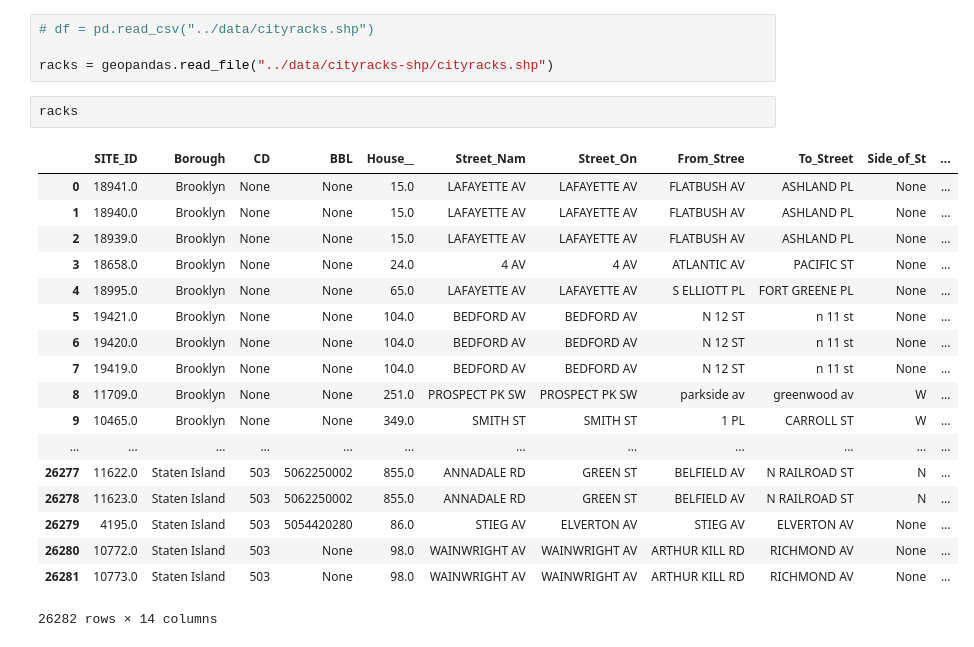
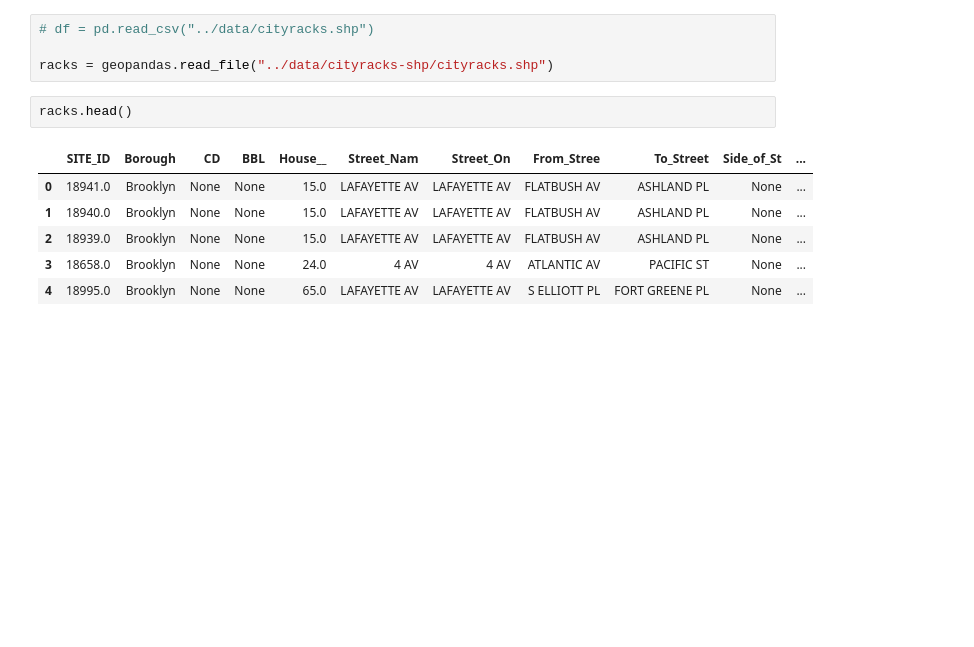
Before and after one commit to capablemonkey/locksmart, a Jupyter notebook: notebooks/bike rack locations.ipynb, the cells around one changed output. Drawn from its saved outputs; the diff is of its cells as text; blank space fills up the shorter version.

```diff
--- a/notebooks/bike rack locations.ipynb
+++ b/notebooks/bike rack locations.ipynb
@@ -14,23 +16,11 @@ import geopandas
 
 racks = geopandas.read_file("../data/cityracks-shp/cityracks.shp")
 # %%
-racks
+racks.head()
 # %% [output]
 |  | SITE_ID | Borough | CD | BBL | House__ | Street_Nam | Street_On | From_Stree | To_Street | Side_of_St | ... |
 | 0 | 18941.0 | Brooklyn | None | None | 15.0 | LAFAYETTE AV | LAFAYETTE AV | FLATBUSH AV | ASHLAND PL | None | ... |
 | 1 | 18940.0 | Brooklyn | None | None | 15.0 | LAFAYETTE AV | LAFAYETTE AV | FLATBUSH AV | ASHLAND PL | None | ... |
 | 2 | 18939.0 | Brooklyn | None | None | 15.0 | LAFAYETTE AV | LAFAYETTE AV | FLATBUSH AV | ASHLAND PL | None | ... |
 | 3 | 18658.0 | Brooklyn | None | None | 24.0 | 4 AV | 4 AV | ATLANTIC AV | PACIFIC ST | None | ... |
 | 4 | 18995.0 | Brooklyn | None | None | 65.0 | LAFAYETTE AV | LAFAYETTE AV | S ELLIOTT PL | FORT GREENE PL | None | ... |
-| 5 | 19421.0 | Brooklyn | None | None | 104.0 | BEDFORD AV | BEDFORD AV | N 12 ST | n 11 st | None | ... |
-| 6 | 19420.0 | Brooklyn | None | None | 104.0 | BEDFORD AV | BEDFORD AV | N 12 ST | n 11 st | None | ... |
-| 7 | 19419.0 | Brooklyn | None | None | 104.0 | BEDFORD AV | BEDFORD AV | N 12 ST | n 11 st | None | ... |
-| 8 | 11709.0 | Brooklyn | None | None | 251.0 | PROSPECT PK SW | PROSPECT PK SW | parkside av | greenwood av | W | ... |
-| 9 | 10465.0 | Brooklyn | None | None | 349.0 | SMITH ST | SMITH ST | 1 PL | CARROLL ST | W | ... |
-| ... | ... | ... | ... | ... | ... | ... | ... | ... | ... | ... | ... |
-| 26277 | 11622.0 | Staten Island | 503 | 5062250002 | 855.0 | ANNADALE RD | GREEN ST | BELFIELD AV | N RAILROAD ST | N | ... |
-| 26278 | 11623.0 | Staten Island | 503 | 5062250002 | 855.0 | ANNADALE RD | GREEN ST | BELFIELD AV | N RAILROAD ST | N | ... |
-| 26279 | 4195.0 | Staten Island | 503 | 5054420280 | 86.0 | STIEG AV | ELVERTON AV | STIEG AV | ELVERTON AV | None | ... |
-| 26280 | 10772.0 | Staten Island | 503 | None | 98.0 | WAINWRIGHT AV | WAINWRIGHT AV | ARTHUR KILL RD | RICHMOND AV | None | ... |
-| 26281 | 10773.0 | Staten Island | 503 | None | 98.0 | WAINWRIGHT AV | WAINWRIGHT AV | ARTHUR KILL RD | RICHMOND AV | None | ... |
-26282 rows × 14 columns
```
Also changed, not shown: parts of 14 cells of this notebook, 1 other file.
